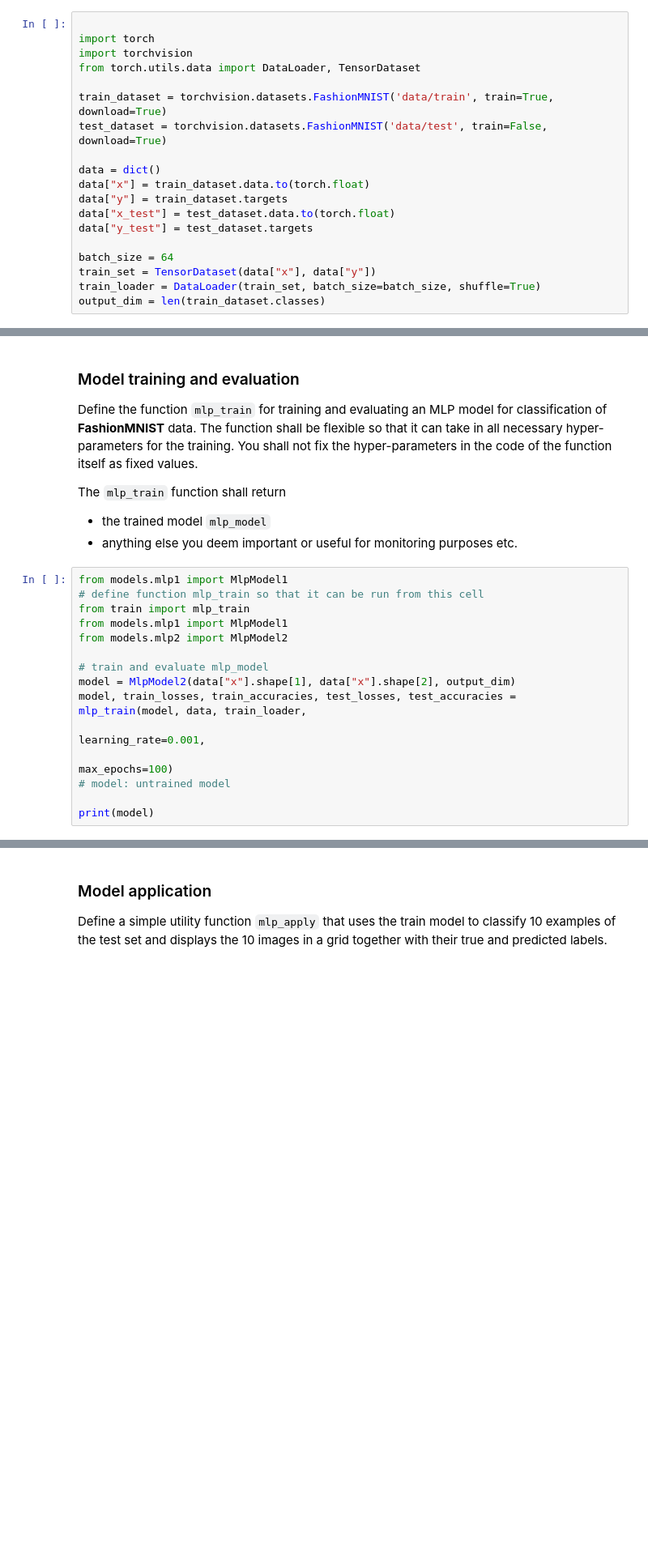
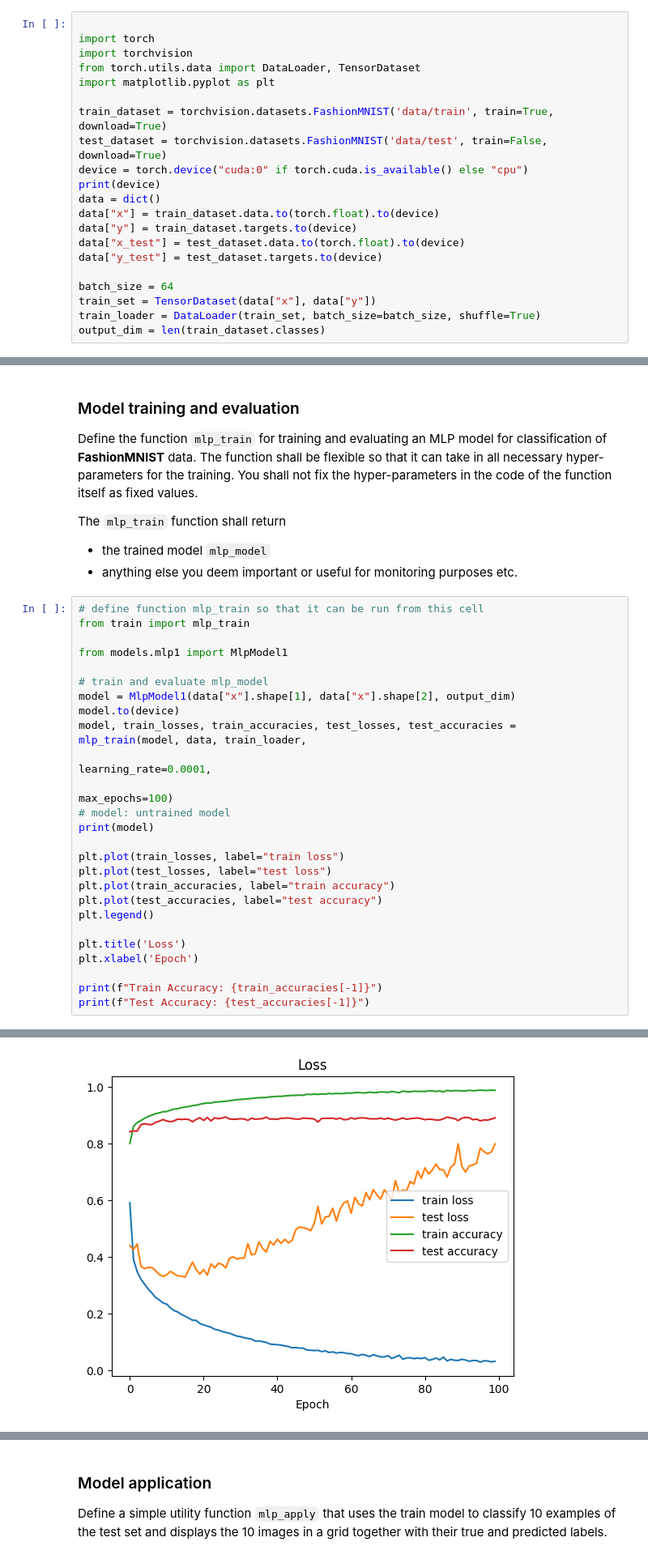
Before and after one commit to squivix/ann-assignment2, a Jupyter notebook: mlp.ipynb, the cells around one changed output, grey strips where cells are left out. Shown: that part at 81% size. Drawn from its saved outputs; the diff is of its cells as text; blank space fills up the shorter version.

```diff
--- a/mlp.ipynb
+++ b/mlp.ipynb
@@ -22,15 +22,17 @@ You shall use this framework to train (at least) 3 feed-forward neural networks
 import torch
 import torchvision
 from torch.utils.data import DataLoader, TensorDataset
+import matplotlib.pyplot as plt
 
 train_dataset = torchvision.datasets.FashionMNIST('data/train', train=True, download=True)
 test_dataset = torchvision.datasets.FashionMNIST('data/test', train=False, download=True)
-
+device = torch.device("cuda:0" if torch.cuda.is_available() else "cpu")
+print(device)
 data = dict()
-data["x"] = train_dataset.data.to(torch.float)
-data["y"] = train_dataset.targets
-data["x_test"] = test_dataset.data.to(torch.float)
-data["y_test"] = test_dataset.targets
+data["x"] = train_dataset.data.to(torch.float).to(device)
+data["y"] = train_dataset.targets.to(device)
+data["x_test"] = test_dataset.data.to(torch.float).to(device)
+data["y_test"] = test_dataset.targets.to(device)
 
 batch_size = 64
 train_set = TensorDataset(data["x"], data["y"])
@@ -46,18 +50,29 @@ The `mlp_train` function shall return
 * the trained model `mlp_model`
 * anything else you deem important or useful for monitoring purposes etc.
 # %%
-from models.mlp1 import MlpModel1
 # define function mlp_train so that it can be run from this cell
 from train import mlp_train
+
 from models.mlp1 import MlpModel1
-from models.mlp2 import MlpModel2
 
 # train and evaluate mlp_model
-model = MlpModel2(data["x"].shape[1], data["x"].shape[2], output_dim)
+model = MlpModel1(data["x"].shape[1], data["x"].shape[2], output_dim)
+model.to(device)
 model, train_losses, train_accuracies, test_losses, test_accuracies = mlp_train(model, data, train_loader,
-                                                                                learning_rate=0.001,
+                                                                                learning_rate=0.0001,
                                                                                 max_epochs=100)
 # model: untrained model
+print(model)
 
-print(model)
+plt.plot(train_losses, label="train loss")
+plt.plot(test_losses, label="test loss")
+plt.plot(train_accuracies, label="train accuracy")
+plt.plot(test_accuracies, label="test accuracy")
+plt.legend()
+
+plt.title('Loss')
+plt.xlabel('Epoch')
+
+print(f"Train Accuracy: {train_accuracies[-1]}")
+print(f"Test Accuracy: {test_accuracies[-1]}")
 # %% [output]
@@ -74,0 +95 @@ MlpModel2(
+[figure, added]
```
Also changed, not shown: parts of 6 cells of this notebook, 6 other files.
